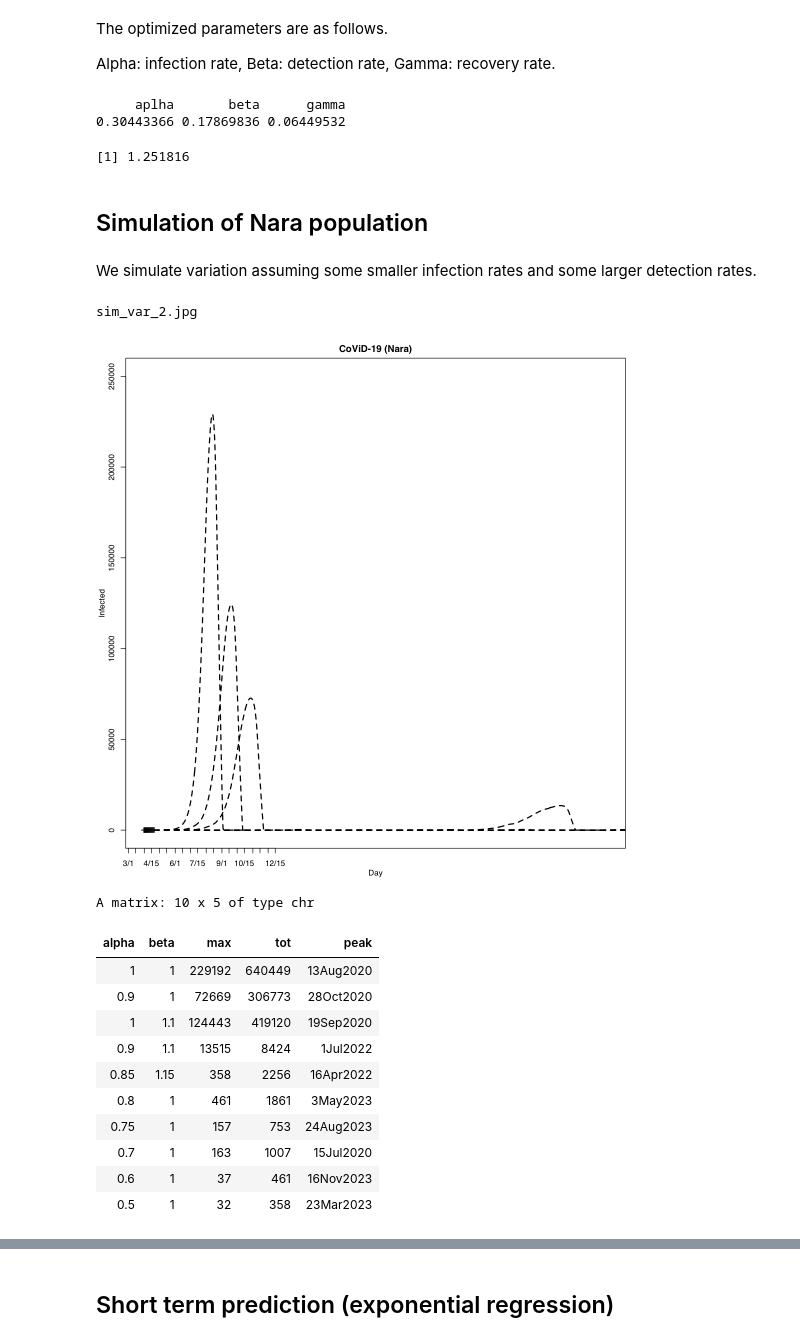
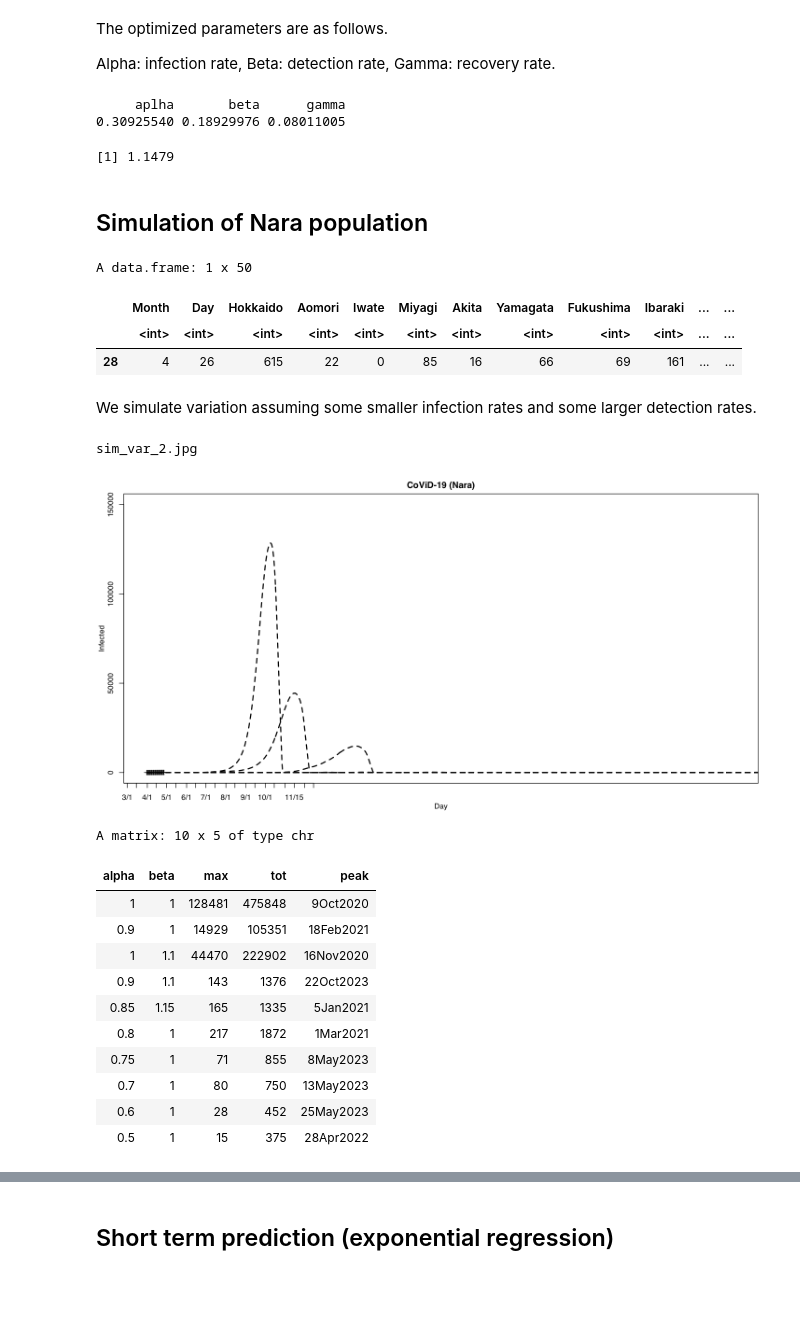
Before and after one commit to naono-git/covid19, a Jupyter notebook: covid19.nara.2.ipynb, the cells around one changed output, grey strips where cells are left out. Drawn from its saved outputs; the diff is of its cells as text; code cells hidden in the pictures; blank space fills up the shorter version.

```diff
--- a/covid19.nara.2.ipynb
+++ b/covid19.nara.2.ipynb
@@ -380,5 +387,5 @@ lossn(lpar=list(lalpha=log(alpha_tmp), lbeta=log(beta_tmp), lgamma=log(gamma_tmp
 # %%
-optim_tmp <- optim(c(lalpha=log(alpha_tmp), lbeta=log(beta_tmp), lgamma=log(gamma_tmp)), function(lpar){lossn(lpar, 300)})
+optim_tmp <- optim(c(lalpha=log(alpha_tmp), lbeta=log(beta_tmp), lgamma=log(gamma_tmp)), function(lpar){lossn(lpar, 100)})
 # %% [markdown]
 The optimized parameters are as follows.
 
@@ -390,17 +397,18 @@ gamma_all <- exp(optim_tmp$par[[3]])
 c(aplha = alpha_all, beta=beta_all, gamma=gamma_all)
 # %% [output]
      aplha       beta      gamma
-0.30443366 0.17869836 0.06449532
+0.30925540 0.18929976 0.08011005
 # %%
 alpha_all / (beta_all+gamma_all)
 # %% [output]
-[1] 1.251816
+[1] 1.1479
 # %% [markdown]
 ## Simulation of Nara population
 # %%
 pref47.infected <- read.delim("data/pref47.infected.txt", header=TRUE, sep="\t")
 pref47.recovered <- read.delim("data/pref47.recovered.txt", header=TRUE, sep="\t")
 nd2 <- nrow(pref47.infected)
+pref47.infected[nd2 ,]
 ## Note that the date in the pref* table are not the date when they published but the date when they are accumulated.
 ## We prefer to use the date of publised, so add one day to the date.p47
 
@@ -413,6 +421,11 @@ e0_nara <- pref47.infected[1,"Nara"]
 i0_nara <- pref47.infected[1,"Nara"]
 re0_nara <- pref47.recovered[1,"Nara"]
 ri0_nara <- pref47.recovered[1,"Nara"]
+# %% [output]
+A data.frame: 1 x 50
+|  | Month | Day | Hokkaido | Aomori | Iwate | Miyagi | Akita | Yamagata | Fukushima | Ibaraki | ... | ... |
+|  | <int> | <int> | <int> | <int> | <int> | <int> | <int> | <int> | <int> | <int> | ... | ... |
+| 28 | 4 | 26 | 615 | 22 | 0 | 85 | 16 | 66 | 69 | 161 | ... | ... |
 # %%
 set.seed(1)
 par_tmp <- list(alpha=alpha_all, beta=beta_all, gamma=gamma_all, nn=n0_nara, e0=e0_nara, i0=i0_nara, re0=re0_nara, ri0=ri0_nara)
@@ -441,49 +454,51 @@ par_ratio <- rbind(
 #    c(0.95, 1.15),
 #    c(0.90, 1.15),
     c(0.85, 1.15),
     c(0.80, 1.00),
     c(0.75, 1.00),
     c(0.70, 1.00),
     c(0.60, 1.00),
     c(0.50, 1.00)
 )
-set.seed(2)
+set.seed(6)
 pred_peak <- NULL
 pred_curve <- list()
 for(aa in 1:nrow(par_ratio)){
     ra <- par_ratio[aa,1]
     rb <- par_ratio[aa,2]
     par_tmp <- list(alpha=alpha_all*ra, beta=beta_all*rb, gamma=gamma_all, nn=n0_nara, e0=as.integer(e0_total/n0_total*n0_nara), i0=as.integer(i0_total/n0_total*n0_nara), re0=as.integer(r0_total/n0_total*n0_nara), ri0=as.integer(r0_total/n0_total*n0_nara))
     sim_tmp <- simSEIR_delay(365*4, par=par_tmp)
     pred_curve[[aa]] <- sim_tmp
     pred_peak <- rbind(pred_peak, c(alpha=ra, beta=rb, max=max(sim_tmp[,"iit"]), tot=sim_tmp[,"rit"][[730]]+sim_tmp[,"ret"][[730]], peak=which.max(sim_tmp[,"iit"])))
 }
 
+options(repr.plot.width=12, repr.plot.height=6)
+
 plotFigure(function(){
-    plot(dd2, pref47.infected[,"Nara"], axes=FALSE, frame=TRUE, type="b", lty=2, pch=3, xlim=c(1,365*2.5), ylim=c(10,250000),
+    plot(dd2, pref47.infected[,"Nara"], axes=FALSE, frame=TRUE, type="b", lty=2, pch=3, xlim=c(1,365*2.5), ylim=c(10,150000),
          xlab="Day", ylab="Infected", main="CoViD-19 (Nara)")
     for(aa in 1:nrow(par_ratio)){
         points(1:(365*4),(pred_curve[[aa]][,"iit"]), col=1,type="l",lty=2, lwd=2)
     }
     axis(1,at=ddlabel-d0.p47,labels=ticklabel)
     axis(2)
 },rx=1.5/270*365*2.5,ry=1.5,dir="fig",file="sim_var_2",dev=c("x11","jpg"))
 # %% [output]
 sim_var_2.jpg
-[figure, old version]
+[figure, new version]
 # %%
 cbind(pred_peak[,-5], peak=paste(d0.p47+pred_peak[,5]))
 # %% [output]
 A matrix: 10 x 5 of type chr
 | alpha | beta | max | tot | peak |
-| 1 | 1 | 229192 | 640449 | 13Aug2020 |
-| 0.9 | 1 | 72669 | 306773 | 28Oct2020 |
-| 1 | 1.1 | 124443 | 419120 | 19Sep2020 |
-| 0.9 | 1.1 | 13515 | 8424 | 1Jul2022 |
-| 0.85 | 1.15 | 358 | 2256 | 16Apr2022 |
-| 0.8 | 1 | 461 | 1861 | 3May2023 |
-| 0.75 | 1 | 157 | 753 | 24Aug2023 |
-| 0.7 | 1 | 163 | 1007 | 15Jul2020 |
-| 0.6 | 1 | 37 | 461 | 16Nov2023 |
-| 0.5 | 1 | 32 | 358 | 23Mar2023 |
+| 1 | 1 | 128481 | 475848 | 9Oct2020 |
+| 0.9 | 1 | 14929 | 105351 | 18Feb2021 |
+| 1 | 1.1 | 44470 | 222902 | 16Nov2020 |
+| 0.9 | 1.1 | 143 | 1376 | 22Oct2023 |
+| 0.85 | 1.15 | 165 | 1335 | 5Jan2021 |
+| 0.8 | 1 | 217 | 1872 | 1Mar2021 |
+| 0.75 | 1 | 71 | 855 | 8May2023 |
+| 0.7 | 1 | 80 | 750 | 13May2023 |
+| 0.6 | 1 | 28 | 452 | 25May2023 |
+| 0.5 | 1 | 15 | 375 | 28Apr2022 |
 # %%
```
Also changed, not shown: parts of 16 cells of this notebook, 14 other files.
